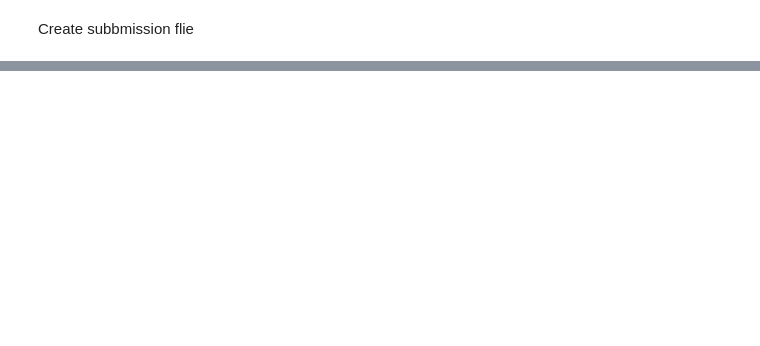
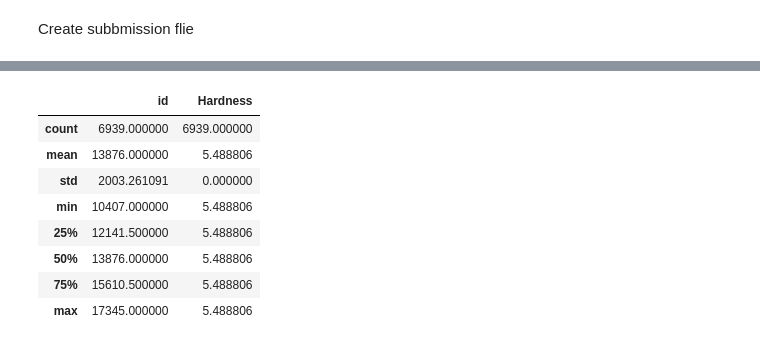
Before and after one commit to ChamodKalupahana/kaggle_mohs_hardness, a Jupyter notebook: cham-mohs.ipynb, the cells around one changed output, grey strips where cells are left out. Cells and saved outputs as stored; diff of their text form; code cells hidden in the pictures; blank space fills up the shorter version.

```diff
--- a/cham-mohs.ipynb
+++ b/cham-mohs.ipynb
@@ -194,2 +209,14 @@ submission.head()
+# %%
+submission.describe()
+# %% [output]
+|  | id | Hardness |
+| count | 6939.000000 | 6939.000000 |
+| mean | 13876.000000 | 5.488806 |
+| std | 2003.261091 | 0.000000 |
+| min | 10407.000000 | 5.488806 |
+| 25% | 12141.500000 | 5.488806 |
+| 50% | 13876.000000 | 5.488806 |
+| 75% | 15610.500000 | 5.488806 |
+| max | 17345.000000 | 5.488806 |
 # %%
 submission.to_csv('/kaggle/working/submission.csv',index=False,header=True)
```
Also changed, not shown: parts of 7 cells of this notebook.
